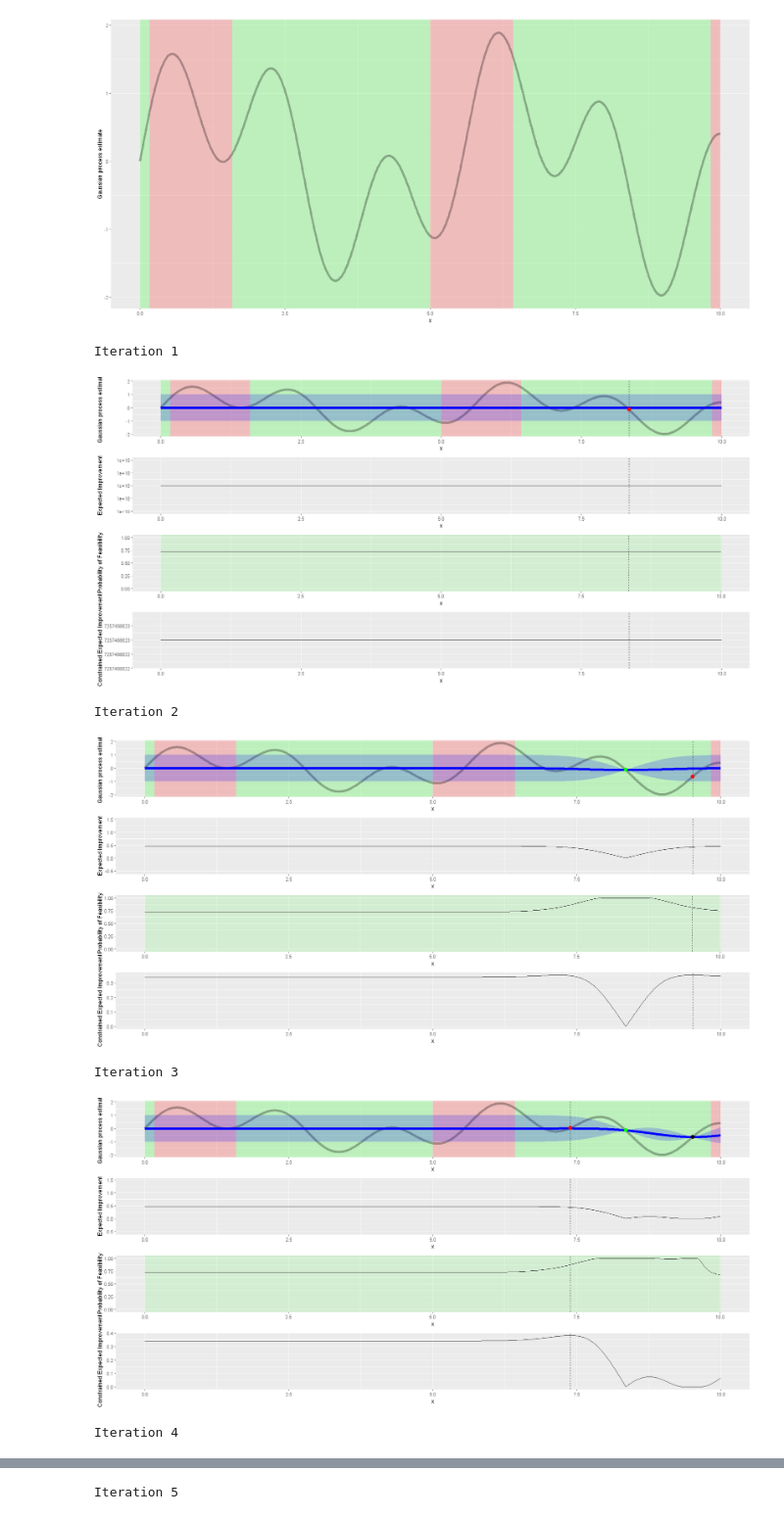
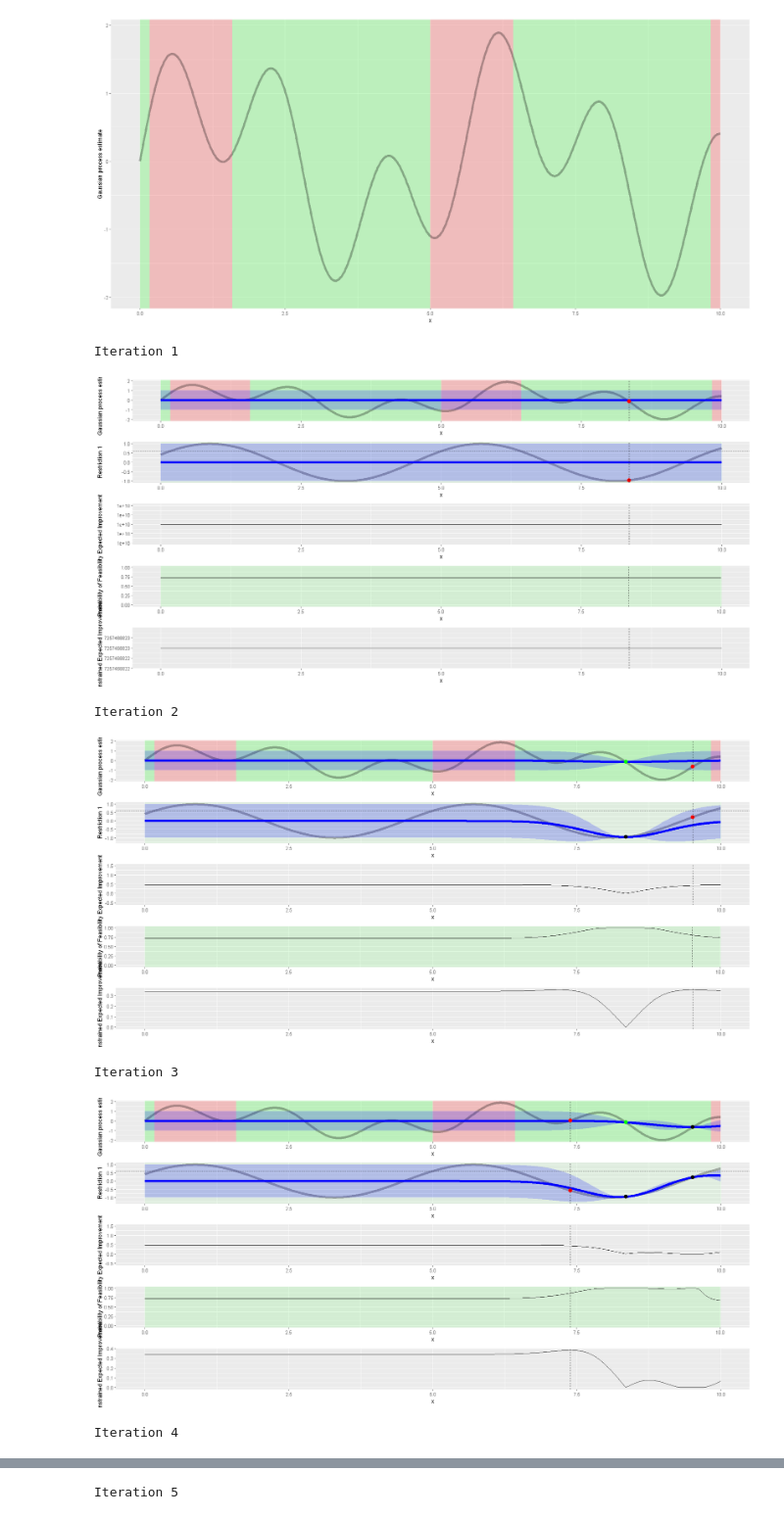
Before and after one commit to david-gomez-guillen/phd, a Jupyter notebook: notebooks/Constrained Bayesian Optimization demo.ipynb, the cells around one changed output, grey strips where cells are left out. Shown at 98% size. Saved outputs shown, nothing was run; the diff lists cells and outputs as text; code cells hidden in the pictures.

```diff
--- a/notebooks/Constrained Bayesian Optimization demo.ipynb
+++ b/notebooks/Constrained Bayesian Optimization demo.ipynb
@@ -2,6 +2,7 @@
 library(MASS)
 library(ggplot2)
 library(cowplot)
+library(scales)
 
 options(repr.plot.width=17, repr.plot.height=8)
 
@@ -19,12 +20,14 @@ f.noise <- 0
 constraint <- function(x) sin(1.3*(x-4.5))
 c.lambda <- .6
 
-# Constant prior value
-prior.mu <- 0
+# GP prior means
+prior.mu <- function(x) 0
+prior.mu.c <- function(x) 0
 
 # Plot values
 x.limits <- c(0, 10)
 y.limits <- c(-3, 3)
+plot.logs <- FALSE
 
 # Optimization values
 n.iterations <- 30
@@ -214,41 +234,81 @@ for(n in seq(n.iterations)) {
     ylab('Expected Improvement')
 
   yy.c <- sapply(xx, function(x) acq.func.pf(gp.model,x))
   df.c <- data.frame(x=xx, y=yy.c, ymin=yy.c-ss, ymax=yy.c+ss, fill=yy.c > .5)
   df.c$xmin <- df.c$x
   df.c$xmax <- df.c$x + .01
   c.plt <- ggplot(df.c, aes(x=x, y=y, ymin=ymin, ymax=ymax)) +
     geom_rect(inherit.aes = FALSE, mapping=aes(xmin=xmin, xmax=xmax, fill=fill), color=NA, ymin=-Inf, ymax=Inf, alpha=.1) +
     geom_line() +
     geom_vline(xintercept = next.evaluation.points, linetype='dashed') +
-    ylim(0,1) +
     ylab('Probability of Feasibility') +
     scale_fill_manual(name='Region', breaks=c(FALSE, TRUE), values=c('red', 'green'), labels=c('Unfeasable', 'Feasable')) +
     scale_color_manual(name='Region', breaks=c(FALSE, TRUE), values=c('red', 'green'), labels=c('Unfeasable', 'Feasable')) +
     theme(legend.position = "none")
 
-  observed.x <- c(observed.x, next.evaluation.points)
-  observed.y <- c(observed.y, f(next.evaluation.points))
-  observed.c <- c(observed.c, constraint(next.evaluation.points))
+  if (plot.logs) {
+      #c.plt <- c.plt + coord_cartesian(ylim=c(log(1e-20),0))
+  } else {
+      c.plt <- c.plt + coord_cartesian(ylim=c(0,1))
+  }
 
   df.acq <- data.frame(x=xx, y=yy.acq)
   acq.plt <- ggplot(df.acq, aes(x=x, y=y)) +
     geom_line() +
     geom_vline(xintercept = next.evaluation.points, linetype='dashed') +
     ylab('Constrained Expected Improvement') +
     xlim(x.limits)
 
-  plt2 <- plot_grid(plt, ei.plt, c.plt, acq.plt, nrow=4, align='v')
+  constraint.est.plt.list <- lapply(seq_along(c.lambda), function(i) {
+    yy.ci <- sapply(xx, function(x)gp.model$mean.c(x)[i])
+    yy.ci.real <- sapply(xx, function(x) constraint(x)[i])
+    ss.ci <- sapply(xx, function(x)gp.model$cov.c(x)[i,i])
+    df.ci <- data.frame(x=xx, y=yy.ci, yr=yy.ci.real, ymin=yy.ci-ss.ci, ymax=yy.ci+ss.ci, fill=yy.ci<c.lambda[i])
+    df.ci$xmin <- df.ci$x
+    df.ci$xmax <- df.ci$x + (xx[2]-xx[1])
+
+    points.df.ci <- data.frame(x=observed.x, y=as.numeric(sapply(observed.x, function(x) constraint(x)[i])))
+    next.points.df.ci <- data.frame(x=next.evaluation.points, y=as.numeric(sapply(next.evaluation.points, function(x) constraint(x)[i])))
+
+    plt.ci <- ggplot(df.ci, aes(x=x, y=y, xmin=xmin, xmax=xmax, fill)) +
+      geom_rect(mapping=aes(xmin=xmin, xmax=xmax, fill=fill), ymin=-Inf, ymax=Inf, color=NA, alpha=.05) +
+      geom_line(mapping=aes(x=x, y=yr), size=2, alpha=.3) +
+      geom_line(linetype='solid', color='blue', size=2) +
+      geom_ribbon(aes(ymin=ymin, ymax=ymax), fill='blue', alpha=.2) +
+      geom_point(data=points.df.ci, inherit.aes = FALSE, mapping=aes(x=x, y=y), color='black', size=3) +
+      geom_point(data=next.points.df.ci, inherit.aes = FALSE, mapping=aes(x=x, y=y), color='red', size=3) +
+      geom_vline(xintercept = next.evaluation.points, linetype='dashed') +
+      geom_hline(yintercept = c.lambda[i], linetype='dotted') +
+      coord_cartesian(xlim=x.limits) +
+      ylab(paste0('Restriction ', i)) +
+      scale_fill_manual(name='Region', breaks=c(FALSE, TRUE), values=c('red', 'green'), labels=c('Unfeasable', 'Feasable')) +
+      scale_color_manual(name='Region', breaks=c(FALSE, TRUE), values=c('red', 'green'), labels=c('Unfeasable', 'Feasable')) +
+      theme(legend.position = "none")
+    return(plt.ci)
+  })
+
+  observed.x <- c(observed.x, next.evaluation.points)
+  observed.y <- c(observed.y, f(next.evaluation.points))
+  observed.c <- rbind(observed.c,
+                      matrix(unlist(lapply(next.evaluation.points, constraint)),
+                             ncol=length(c.lambda),
+                             byrow = T)
+  )
+
+  plts.iter <- append(append(list(plt), constraint.est.plt.list), list(ei.plt, c.plt, acq.plt))
+  #plts.iter <- plts.iter[seq(-2,-(length(constraint.est.plt.list)+1))]
+
+  plt2 <- plot_grid(plotlist = plts.iter, nrow=length(plts.iter), align='v')
 
   print(plt2)
 
   cat(paste('Iteration',n,'\n'))
 }
 # %% [output]
 Iteration 1
-[figure, old version]
+[figure, new version]
 Iteration 2
-[figure, old version]
+[figure, new version]
 Iteration 3
-[figure, old version]
+[figure, new version]
 Iteration 4
```
Also changed, not shown: parts of 2 cells of this notebook, 6 other files.
